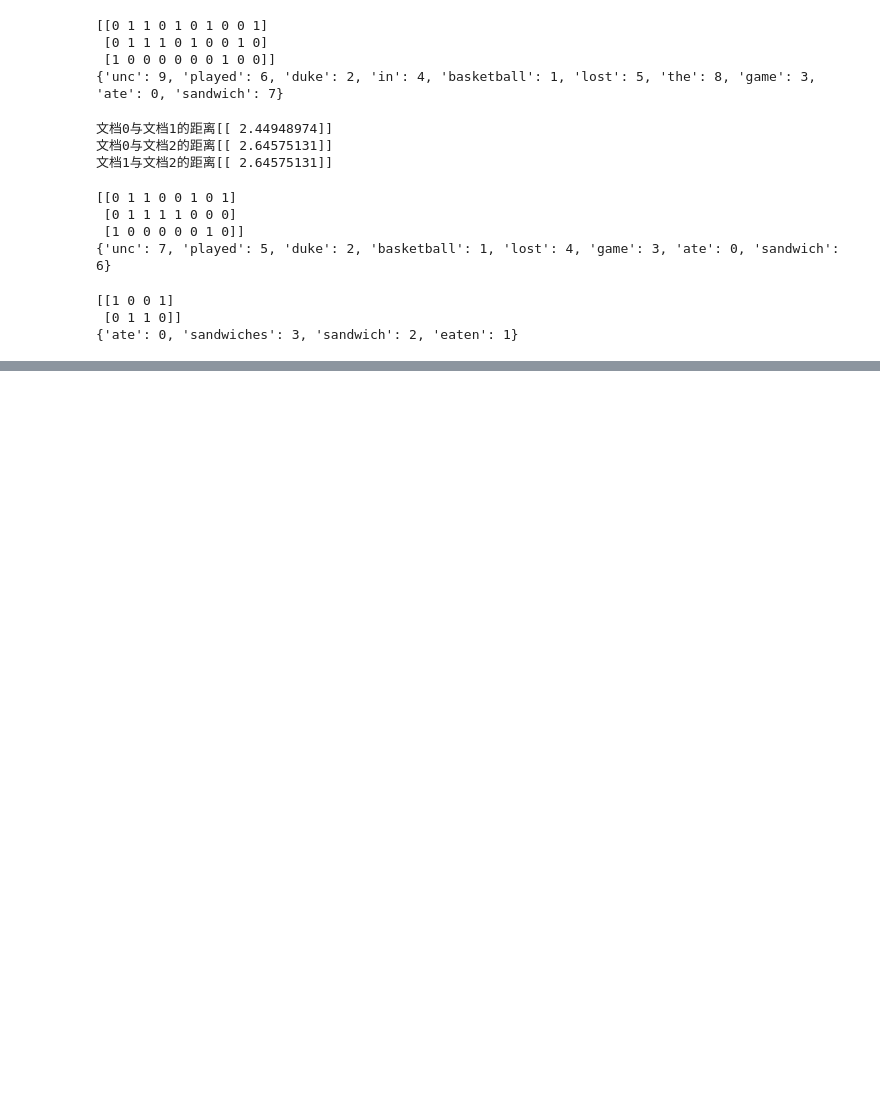
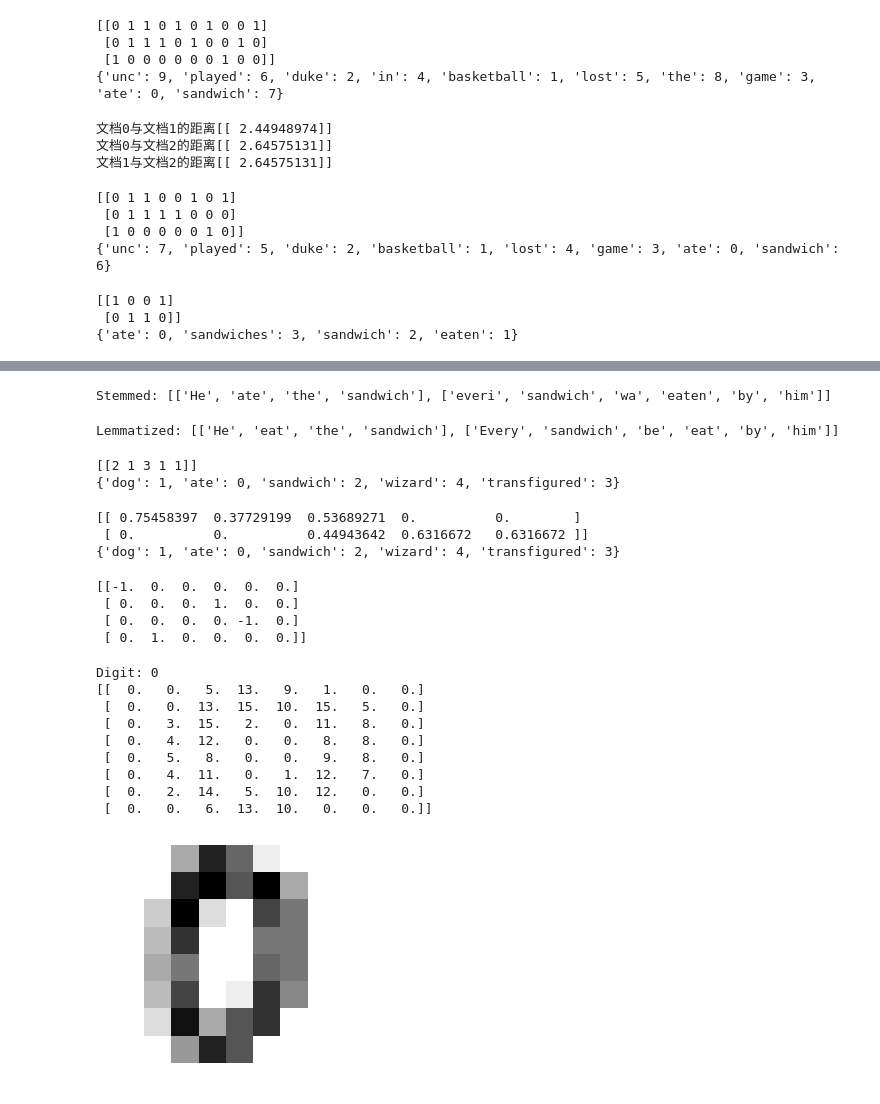
Before and after one commit to HomingYuan/data_science_way, a Jupyter notebook: python/sklearn.ipynb, the cells around one changed output, grey strips where cells are left out. Drawn from its saved outputs; the diff is of its cells as text; code cells hidden in the pictures; blank space fills up the shorter version.

```diff
--- a/python/sklearn.ipynb
+++ b/python/sklearn.ipynb
@@ -461,0 +560,78 @@ showing info https://raw.githubusercontent.com/nltk/nltk_data/gh-pages/index.xml
+# %%
+from nltk import word_tokenize
+from nltk.stem import PorterStemmer
+from nltk.stem.wordnet import WordNetLemmatizer
+from nltk import pos_tag
+wordnet_tags = ['n', 'v']
+corpus = [
+'He ate the sandwiches',
+'Every sandwich was eaten by him'
+]
+stemmer = PorterStemmer()
+print('Stemmed:', [[stemmer.stem(token) for token in word_tokenize(document)] for document in corpus])
+# %% [output]
+Stemmed: [['He', 'ate', 'the', 'sandwich'], ['everi', 'sandwich', 'wa', 'eaten', 'by', 'him']]
+# %%
+def lemmatize(token, tag):
+    if tag[0].lower() in ['n', 'v']:
+        return lemmatizer.lemmatize(token, tag[0].lower())
+    return token
+lemmatizer = WordNetLemmatizer()
+tagged_corpus = [pos_tag(word_tokenize(document)) for document in corpus]
+print('Lemmatized:', [[lemmatize(token, tag) for token, tag in document]for document in tagged_corpus])
+# %% [output]
+Lemmatized: [['He', 'eat', 'the', 'sandwich'], ['Every', 'sandwich', 'be', 'eat', 'by', 'him']]
+# %%
+from sklearn.feature_extraction.text import CountVectorizer
+corpus = ['The dog ate a sandwich, the wizard transfigured a sandwich, and I ate a sandwich']
+vectorizer = CountVectorizer(stop_words='english')
+print(vectorizer.fit_transform(corpus).todense())
+print(vectorizer.vocabulary_)
+# %% [output]
+[[2 1 3 1 1]]
+{'dog': 1, 'ate': 0, 'sandwich': 2, 'wizard': 4, 'transfigured': 3}
+# %%
+from sklearn.feature_extraction.text import TfidfVectorizer
+corpus = [
+'The dog ate a sandwich and I ate a sandwich',
+'The wizard transfigured a sandwich'
+]
+vectorizer =TfidfVectorizer(stop_words='english')
+print(vectorizer.fit_transform(corpus).todense())
+print(vectorizer.vocabulary_)
+# %% [output]
+[[ 0.75458397  0.37729199  0.53689271  0.          0.        ]
+ [ 0.          0.          0.44943642  0.6316672   0.6316672 ]]
+{'dog': 1, 'ate': 0, 'sandwich': 2, 'wizard': 4, 'transfigured': 3}
+# %%
+from sklearn.feature_extraction.text import HashingVectorizer
+corpus = ['the', 'ate', 'bacon', 'cat']
+vectorizer = HashingVectorizer(n_features=6)
+print(vectorizer.transform(corpus).todense())
+# %% [output]
+[[-1.  0.  0.  0.  0.  0.]
+ [ 0.  0.  0.  1.  0.  0.]
+ [ 0.  0.  0.  0. -1.  0.]
+ [ 0.  1.  0.  0.  0.  0.]]
+# %%
+%matplotlib inline
+from sklearn import datasets
+import matplotlib.pyplot as plt
+digits = datasets.load_digits()
+print('Digit:', digits.target[0])
+print(digits.images[0])
+plt.figure()
+plt.axis('off')
+plt.imshow(digits.images[0], cmap=plt.cm.gray_r, interpolation='nearest')
+plt.show()
+# %% [output]
+Digit: 0
+[[  0.   0.   5.  13.   9.   1.   0.   0.]
+ [  0.   0.  13.  15.  10.  15.   5.   0.]
+ [  0.   3.  15.   2.   0.  11.   8.   0.]
+ [  0.   4.  12.   0.   0.   8.   8.   0.]
+ [  0.   5.   8.   0.   0.   9.   8.   0.]
+ [  0.   4.  11.   0.   1.  12.   7.   0.]
+ [  0.   2.  14.   5.  10.  12.   0.   0.]
+ [  0.   0.   6.  13.  10.   0.   0.   0.]]
+[figure, added]
```
Also changed, not shown: parts of 14 cells of this notebook, 3 other files.
